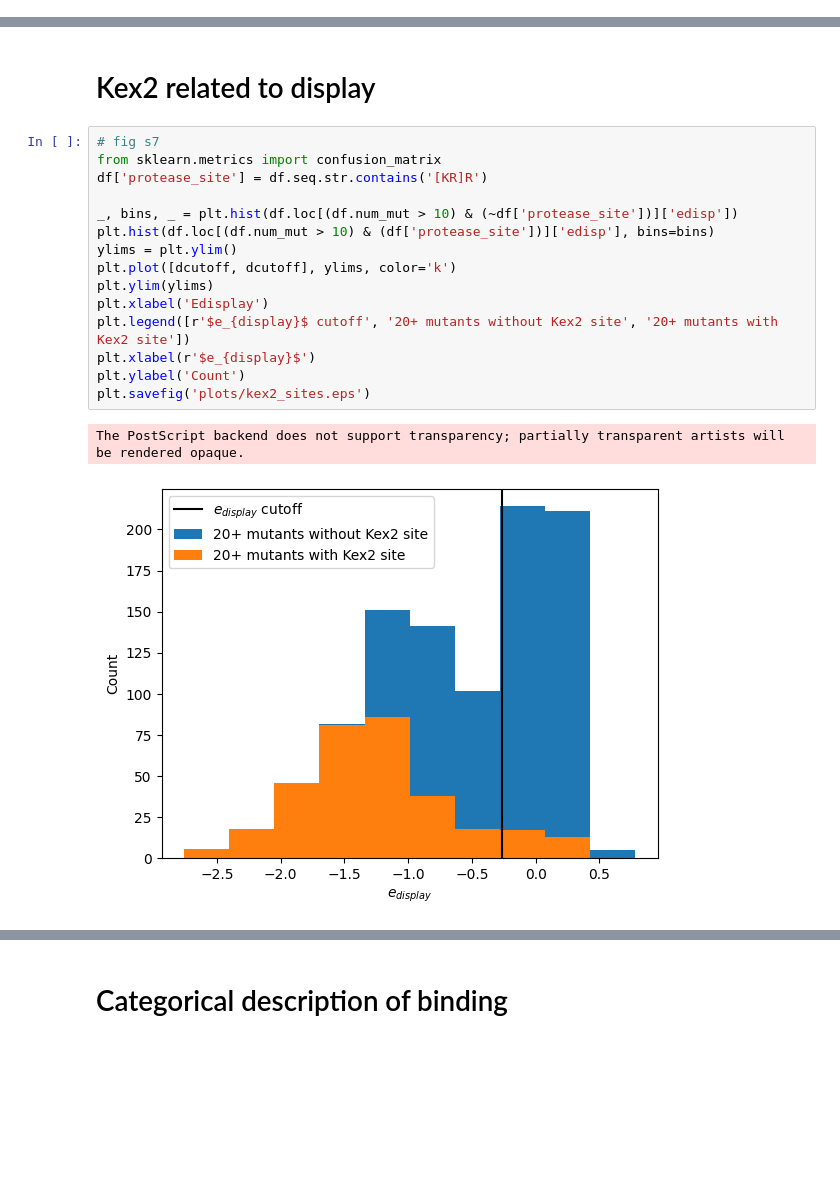
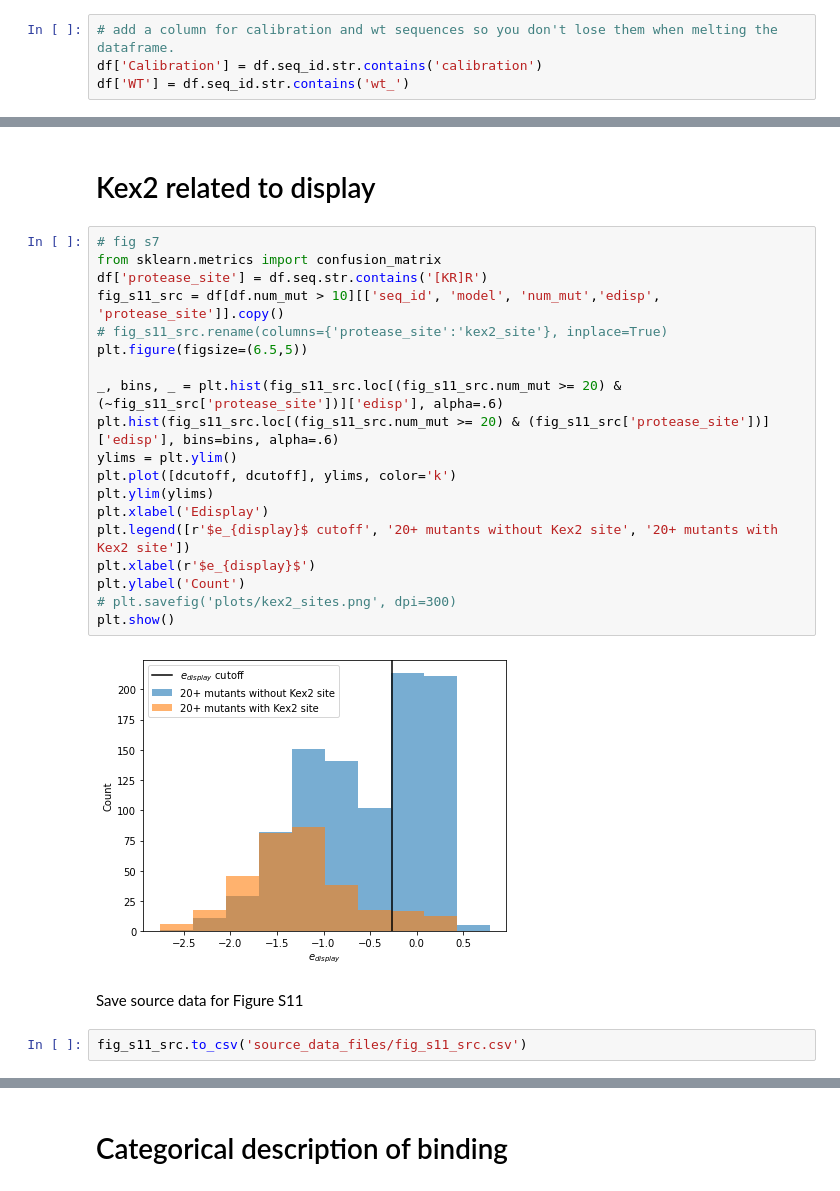
Before and after one commit to RomeroLab/nn-extrapolation, a Jupyter notebook: 03_design_experimental_analysis.ipynb, the cells around one changed output, grey strips where cells are left out. Drawn from its saved outputs; the diff is of its cells as text; blank space fills up the shorter version.

```diff
--- a/03_design_experimental_analysis.ipynb
+++ b/03_design_experimental_analysis.ipynb
@@ -110,0 +111,4 @@ plt.savefig('plots/edisp_rep_correlation.eps')
+# %%
+# add a column for calibration and wt sequences so you don't lose them when melting the dataframe.
+df['Calibration'] = df.seq_id.str.contains('calibration')
+df['WT'] = df.seq_id.str.contains('wt_')
@@ -392,19 +464,26 @@ for m in models:
 # %%
 # fig s7
 from sklearn.metrics import confusion_matrix
 df['protease_site'] = df.seq.str.contains('[KR]R')
+fig_s11_src = df[df.num_mut > 10][['seq_id', 'model', 'num_mut','edisp', 'protease_site']].copy()
+# fig_s11_src.rename(columns={'protease_site':'kex2_site'}, inplace=True)
+plt.figure(figsize=(6.5,5))
 
-_, bins, _ = plt.hist(df.loc[(df.num_mut > 10) & (~df['protease_site'])]['edisp'])
-plt.hist(df.loc[(df.num_mut > 10) & (df['protease_site'])]['edisp'], bins=bins)
+_, bins, _ = plt.hist(fig_s11_src.loc[(fig_s11_src.num_mut >= 20) & (~fig_s11_src['protease_site'])]['edisp'], alpha=.6)
+plt.hist(fig_s11_src.loc[(fig_s11_src.num_mut >= 20) & (fig_s11_src['protease_site'])]['edisp'], bins=bins, alpha=.6)
 ylims = plt.ylim()
 plt.plot([dcutoff, dcutoff], ylims, color='k')
 plt.ylim(ylims)
 plt.xlabel('Edisplay')
 plt.legend([r'$e_{display}$ cutoff', '20+ mutants without Kex2 site', '20+ mutants with Kex2 site'])
 plt.xlabel(r'$e_{display}$')
 plt.ylabel('Count')
-plt.savefig('plots/kex2_sites.eps')
+# plt.savefig('plots/kex2_sites.png', dpi=300)
+plt.show()
 # %% [output]
-The PostScript backend does not support transparency; partially transparent artists will be rendered opaque.
-[figure, old version]
+[figure, new version]
+# %% [markdown]
+Save source data for Figure S11
+# %%
+fig_s11_src.to_csv('source_data_files/fig_s11_src.csv')
 # %%
```
Also changed, not shown: parts of 42 cells of this notebook, 15 other files.
